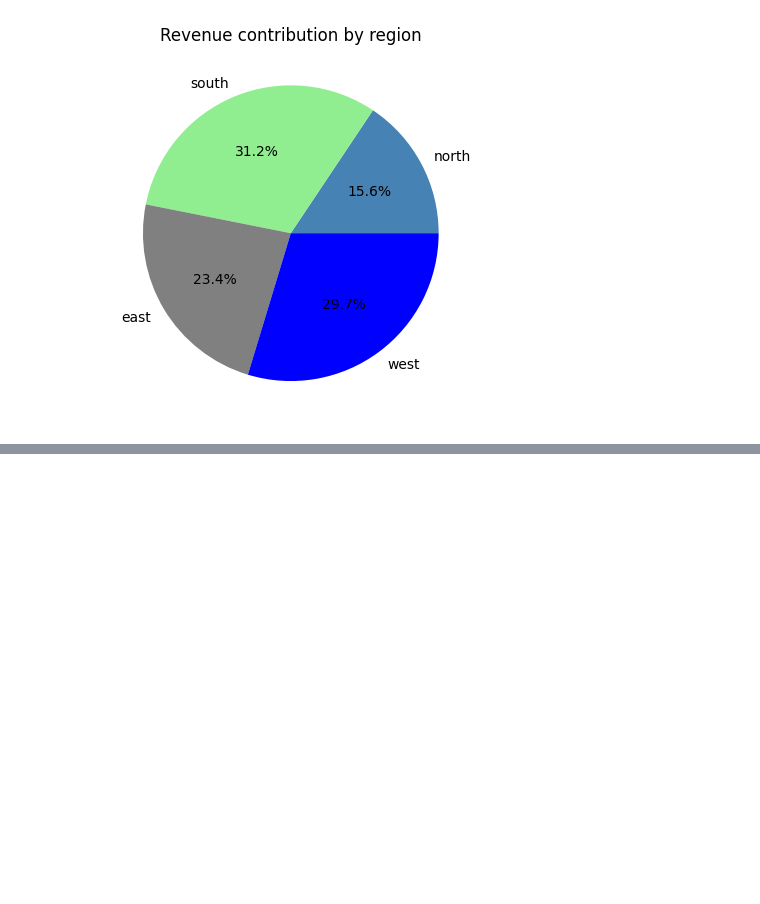
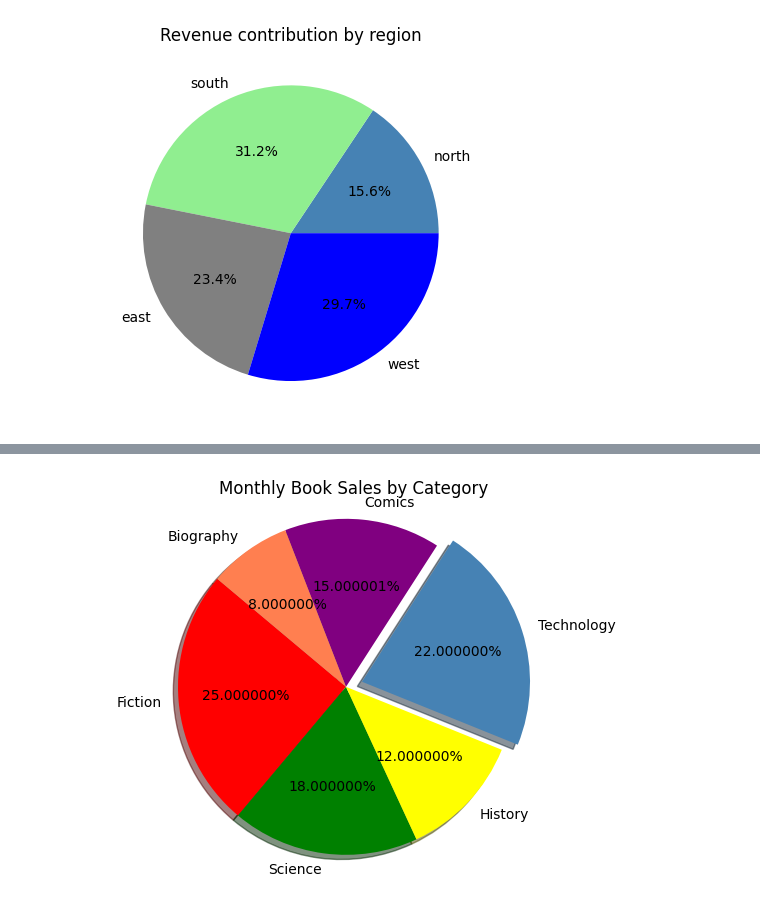
Before and after one commit to Engr-Jawad/Matplotlib_laibrary, a Jupyter notebook: phase_3.ipynb, the cells around one changed output, grey strips where cells are left out. Saved outputs shown, nothing was run; the diff lists cells and outputs as text; code cells hidden in the pictures; blank space fills up the shorter version.

```diff
--- a/phase_3.ipynb
+++ b/phase_3.ipynb
@@ -18,0 +42,11 @@ plt.show()
+# %%
+# A bookstore sold the following books in one month:
+Category = ["Fiction","Science","History","Technology",	"Comics","Biography"]
+book_sold = [250,180,120,220,150,80]
+explode=[0,0,0,0.1,0,0]
+plt.pie(book_sold,labels = Category,autopct="%1f%%",colors=["red","green","yellow","steelblue","purple","coral"],startangle=140,explode= explode,shadow=True)
+plt.title("Monthly Book Sales by Category")
+plt.axis("equal")
+plt.show()
+# %% [output]
+[figure, added]
```
Also changed, not shown: parts of 4 cells of this notebook.
